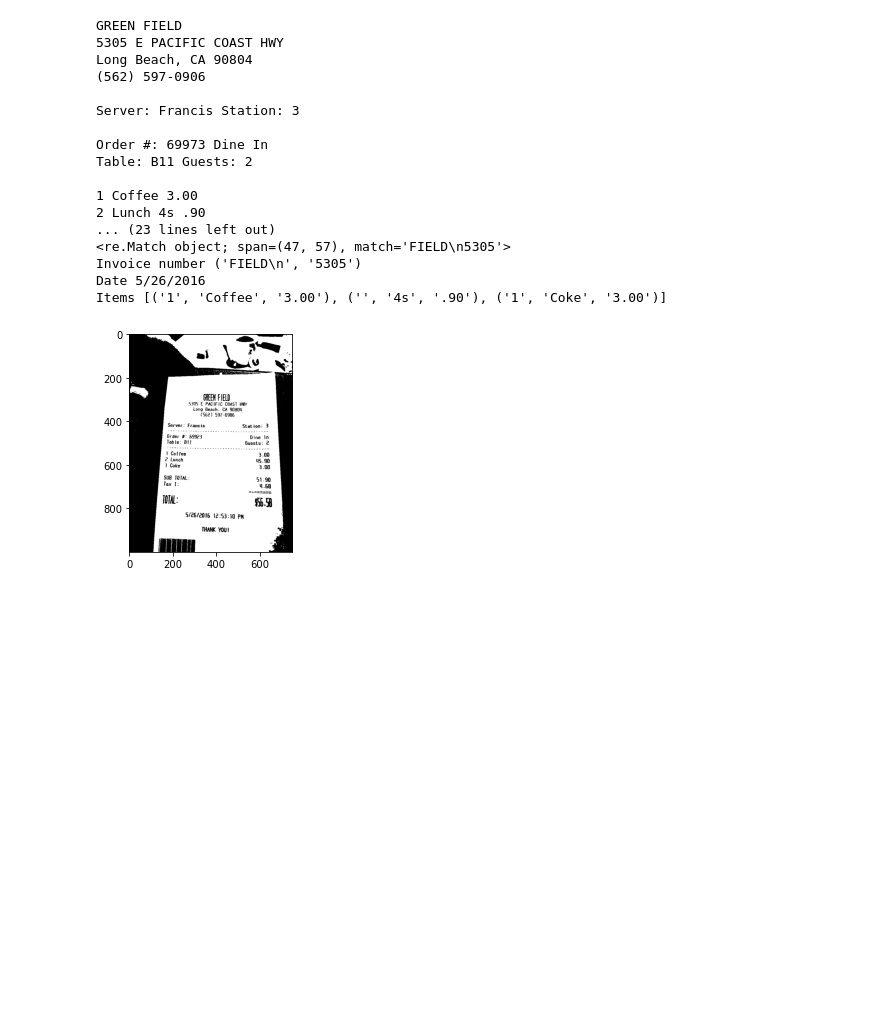
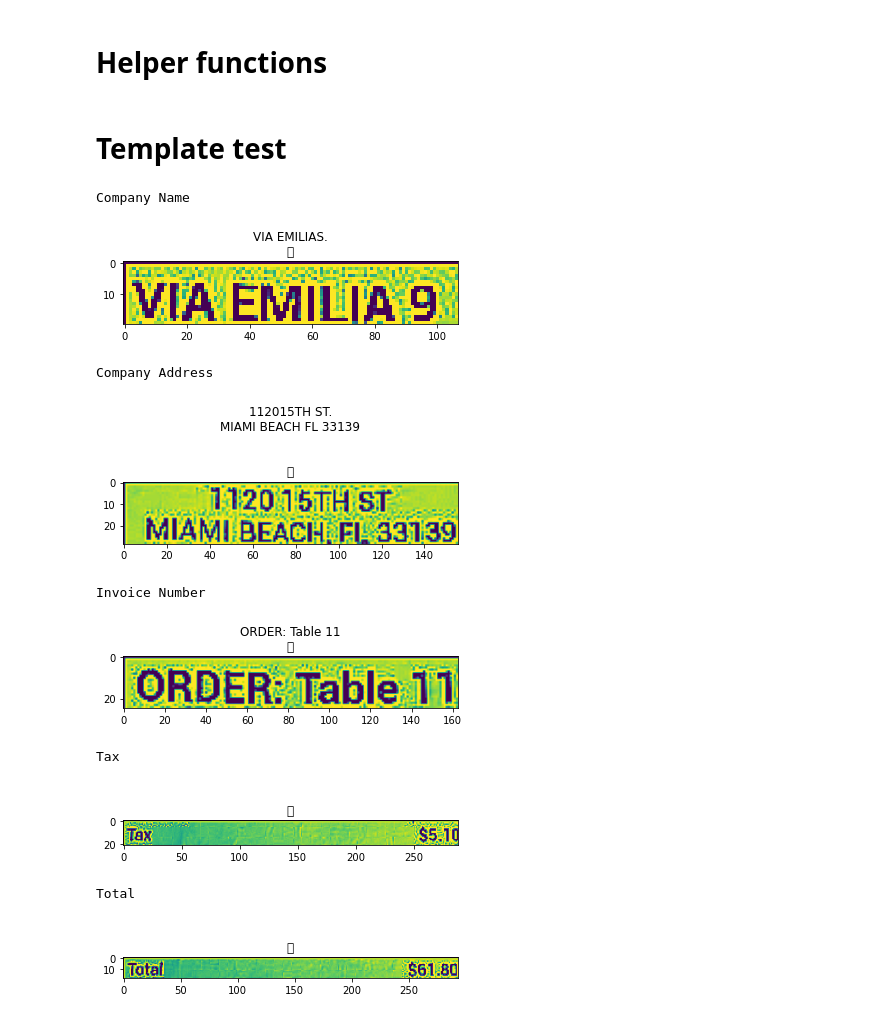
Before and after one commit to snitin08/invoice-regex, a Jupyter notebook: code/sample_tesseract.ipynb, the cells around one changed output. Cells and saved outputs as stored; diff of their text form; code cells hidden in the pictures; blank space fills up the shorter version.

Commit message:
extract x,y from xlsx

```diff
--- a/code/sample_tesseract.ipynb
+++ b/code/sample_tesseract.ipynb
@@ -10,34 +13,2 @@ pytesseract.pytesseract.tesseract_cmd = r'E:\Downloads\Tesseract OCR\tesseract.e
-# %%
-
-#path = str('E:/Nitin/RVCE/Projects/PDF-OCR/Dataset/receipts/1003-receipt.jpg')
-
-path = 'E:\\Nitin\\RVCE\\Projects\\PDF-OCR\\Dataset\\receipts\\1000-receipt.jpg'
-img = cv2.imread(path,0)
-
-_, blackAndWhite = cv2.threshold(img, 127, 255, cv2.THRESH_BINARY)
-img = cv2.bilateralFilter(img, 20, 25, 25)
-#img = cv2.GaussianBlur(blackAndWhite,(5,5),0)
-cv2.imwrite('result.png',blackAndWhite)
-plt.imshow(blackAndWhite,cmap='gray')
-text = pytesseract.image_to_string(blackAndWhite)
-#print(text)
-convert_key_value_pairs(text)
-# %% [output]
-GREEN FIELD
-5305 E PACIFIC COAST HWY
-Long Beach, CA 90804
-(562) 597-0906
-
-Server: Francis Station: 3
-
-Order #: 69973 Dine In
-Table: B11 Guests: 2
-
-1 Coffee 3.00
-2 Lunch 4s .90
-... (23 lines left out)
-<re.Match object; span=(47, 57), match='FIELD\n5305'>
-Invoice number ('FIELD\n', '5305')
-Date 5/26/2016
-Items [('1', 'Coffee', '3.00'), ('', '4s', '.90'), ('1', 'Coke', '3.00')]
-[figure, removed]
+# %% [markdown]
+# Helper functions
@@ -43,0 +105,18 @@ Items [('1', 'Coffee', '3.00'), ('', '4s', '.90'), ('1', 'Coke', '3.00')]
+# %% [markdown]
+# Template test
+# %%
+predict_image(
+    './Sample images/1132-receipt.jpg',
+    './Sample images/Data-1132.xlsx'
+    )
+# %% [output]
+Company Name
+[figure, added]
+Company Address
+[figure, added]
+Invoice Number
+[figure, added]
+Tax
+[figure, added]
+Total
+[figure, added]
```
Also changed, not shown: parts of 2 cells of this notebook.
